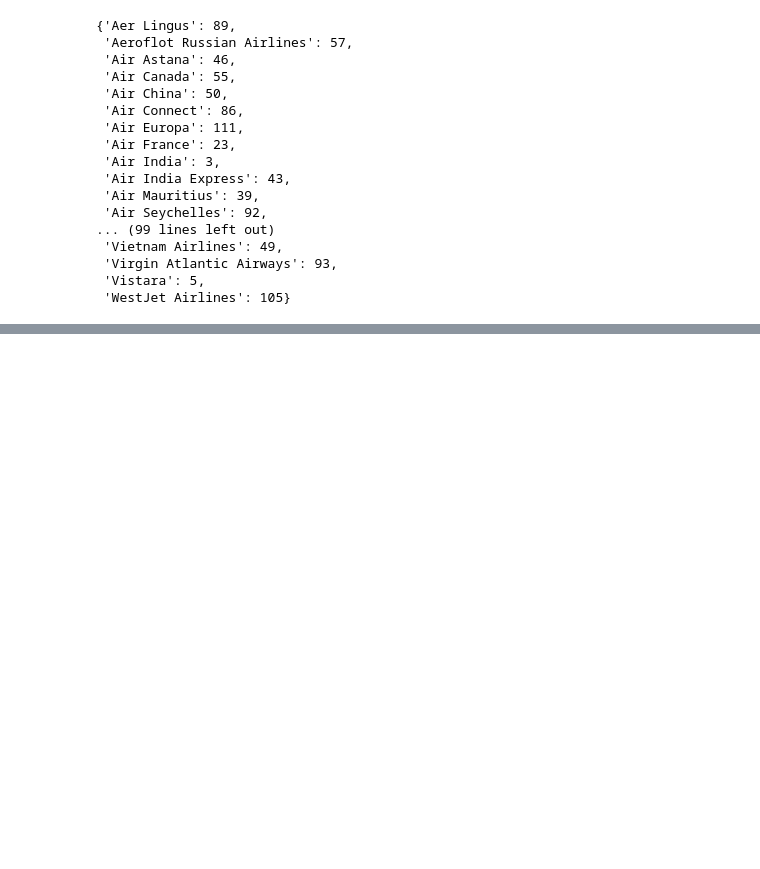
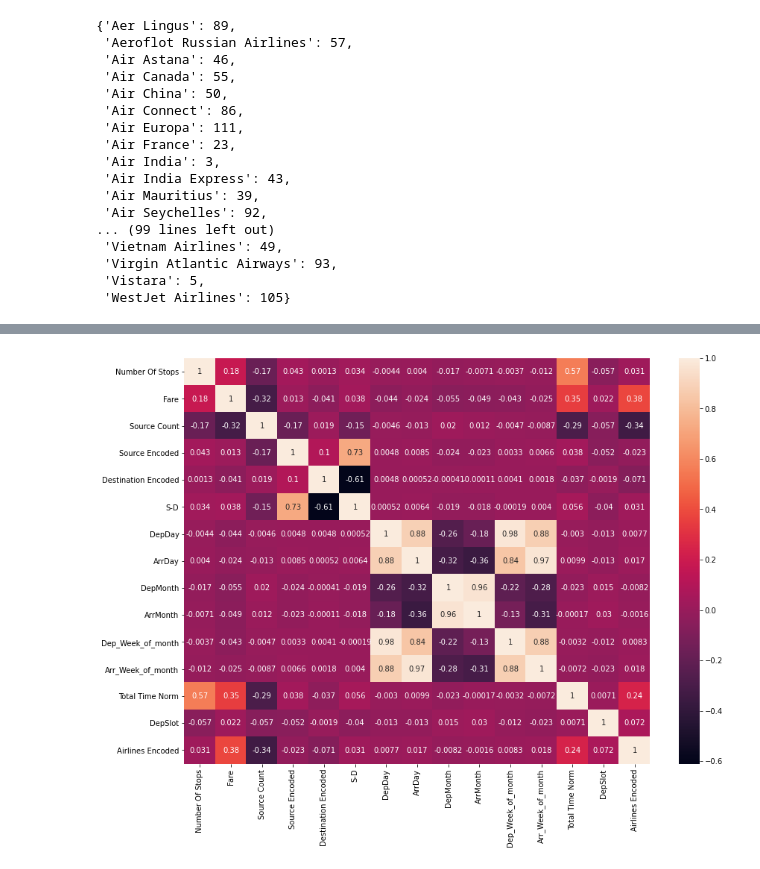
Before and after one commit to Daim-Nickel-Penny/Fly-Deals-Backend, a Jupyter notebook: Fly_Deals_Backend.ipynb, the cells around one changed output, grey strips where cells are left out. Drawn from its saved outputs; the diff is of its cells as text; code cells hidden in the pictures; blank space fills up the shorter version.

```diff
--- a/Fly_Deals_Backend.ipynb
+++ b/Fly_Deals_Backend.ipynb
@@ -560,6 +548,11 @@ airlines_encoder
  'Virgin Atlantic Airways': 93,
  'Vistara': 5,
  'WestJet Airlines': 105}
+# %%
+import warnings
+warnings.filterwarnings('ignore')
+flight_data = flight_data.drop(columns=['Crawl Timestamp','Layover1','Layover2','Layover3'])
+# Uniq ID hatna hai yaha se bhi
 # %%
 flight_data["Airlines Encoded"]=flight_data["Modified Flight Operator"].map(airlines_encoder)
 # %%
@@ -568,3 +561,10 @@ flight_data.head(2)
 |  | Uniq Id | Crawl Timestamp | Source | Layover1 | Layover2 | Layover3 | Destination | Flight Operator | ... |
 | 0 | 723b6dbcffbdfc2c29321c248cb14a9d | 2020-02-01 00:46:15 +0000 | Dubai | Muscat | Delhi | NaN | Kolkata | Oman Air|Oman Air|Air India | ... |
 | 1 | 75624e36d7e8ea7e40cc5c33e6c96c01 | 2020-01-13 13:29:00 +0000 | Delhi | NaN | NaN | NaN | Patna | SpiceJet | ... |
+# %%
+import seaborn as sns
+corr=flight_data.corr()
+plt.figure(figsize=(14,10))
+ax = sns.heatmap(corr,annot=True)
+# %% [output]
+[figure, added]
```
Also changed, not shown: parts of 32 cells of this notebook.
